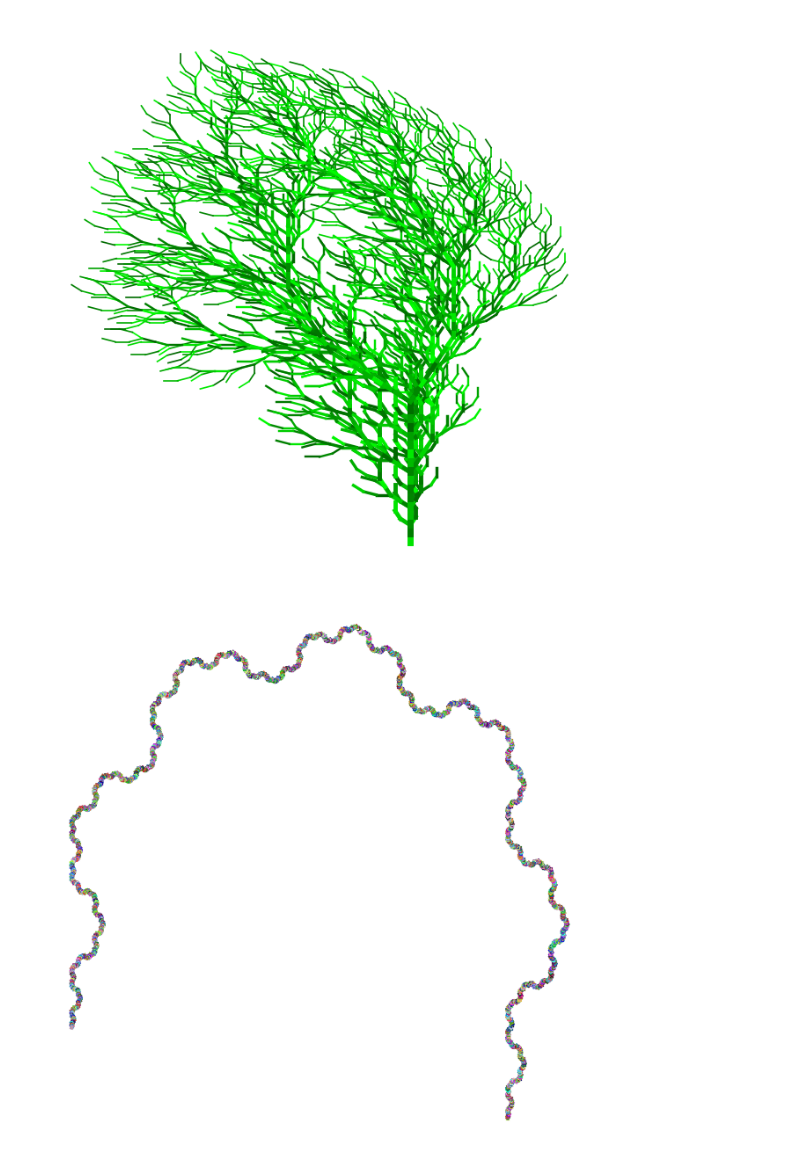
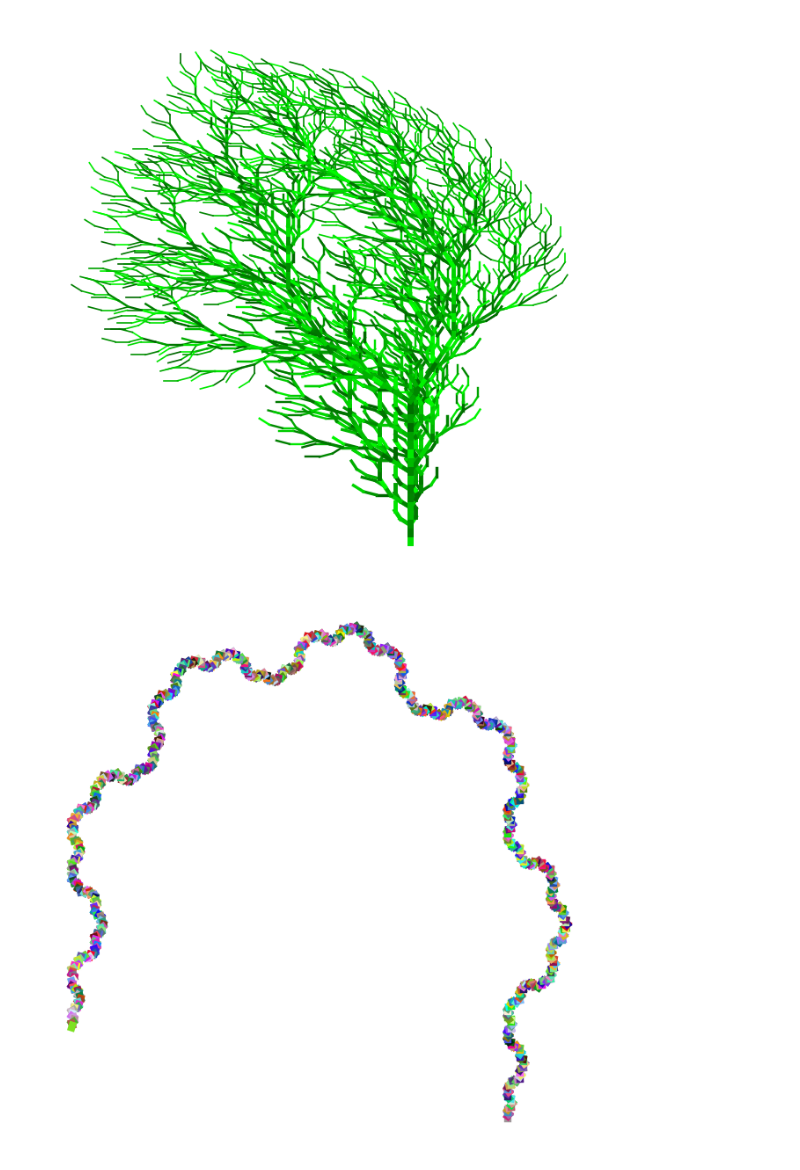
Before and after one commit to AfterALLo/Lab-3, a Jupyter notebook: l-systems.ipynb, the cells around one changed output. Cells and saved outputs as stored; diff of their text form; code cells hidden in the pictures.

```diff
--- a/l-systems.ipynb
+++ b/l-systems.ipynb
@@ -245,7 +245,7 @@ draw_lsystem_matplotlib(instructions, angle=22.5, step=5, base_thickness=5, colo
 # %% [output]
 [figure]
 # %%
-instructions = generate_lsystem(flower_axiom, flower_rules, 5)
-draw_lsystem_matplotlib(instructions, angle=40, step=5, base_thickness=3, color_mode="random")
+instructions = generate_lsystem(flower_axiom, flower_rules, 4)
+draw_lsystem_matplotlib(instructions, angle=40, step=5, base_thickness=6, color_mode="random")
 # %% [output]
-[figure, old version]
+[figure, new version]
```
Also changed, not shown: parts of 1 cell of this notebook.
